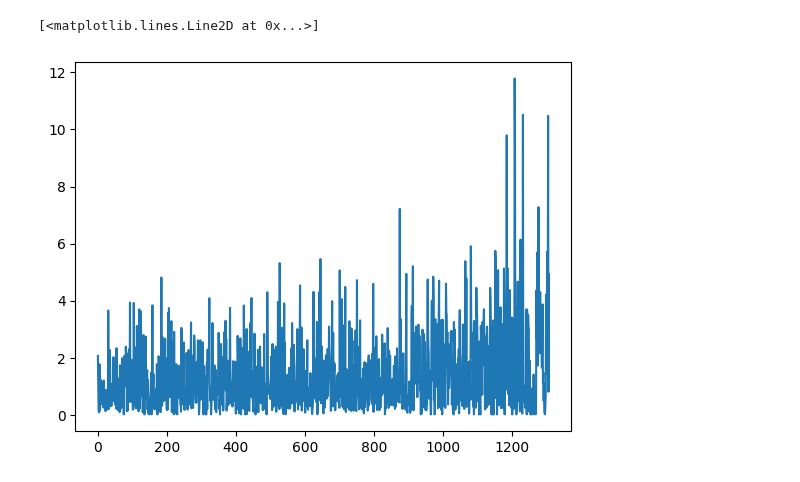
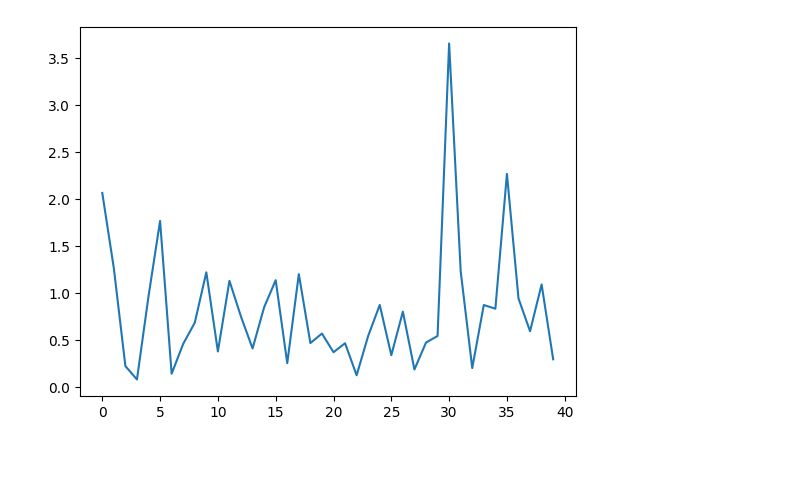
Before and after one commit to hse-scila/EyeFeatures, a Jupyter notebook: eyetracking/preprocessing/test_preprocessing.ipynb, the cells around one changed output. Saved outputs shown, nothing was run; the diff lists cells and outputs as text; code cells hidden in the pictures.

```diff
--- a/eyetracking/preprocessing/test_preprocessing.ipynb
+++ b/eyetracking/preprocessing/test_preprocessing.ipynb
@@ -71,5 +74,4 @@ idt_data
 # %%
-plt.plot(idt_data.duration)
+plt.plot(idt_data[(idt_data["Participant"] == 1) & (idt_data["tekst"] == 1)].duration);
 # %% [output]
-[<matplotlib.lines.Line2D at 0x...>]
-[figure, old version]
+[figure, new version]
```
Also changed, not shown: parts of 9 cells of this notebook, 3 other files.
